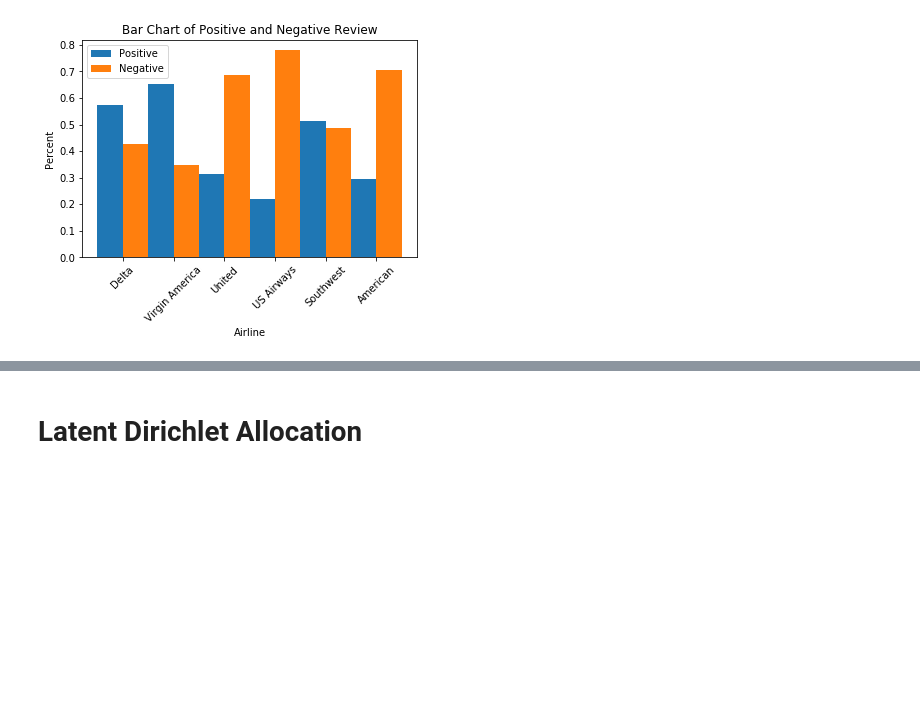
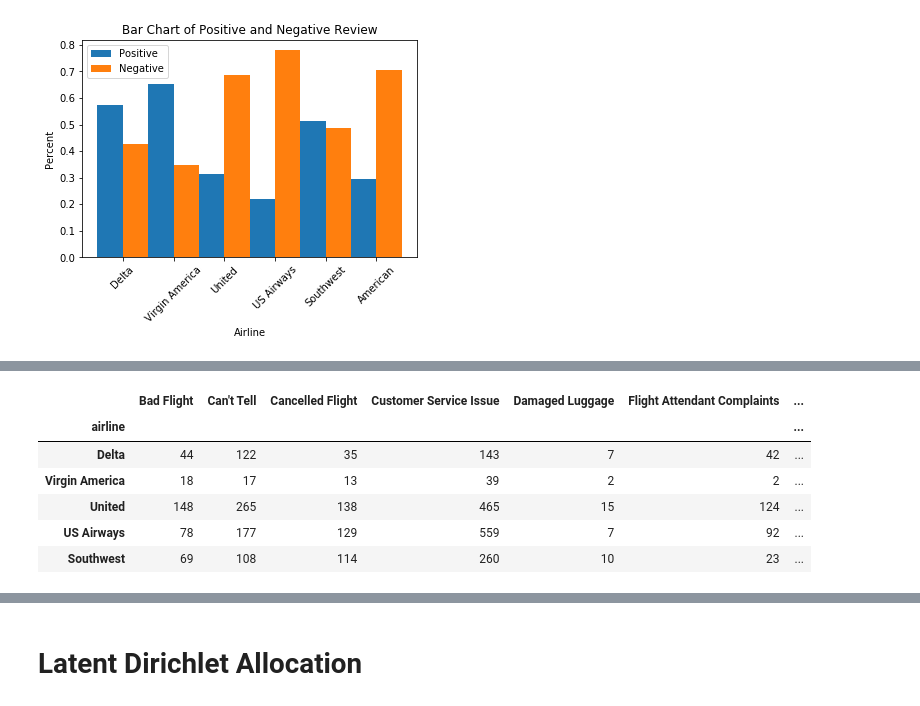
Before and after one commit to mingzhouzhu22/PSTAT135_FinalProject, a Jupyter notebook: DataExploration.ipynb, the cells around one changed output, grey strips where cells are left out. Cells and saved outputs as stored; diff of their text form; code cells hidden in the pictures; blank space fills up the shorter version.

```diff
--- a/DataExploration.ipynb
+++ b/DataExploration.ipynb
@@ -270,0 +280,13 @@ plt.show()
+# %%
+# convert data frame to pandas
+neg_reason_pd = neg_reason.toPandas()
+neg_reason_pd = neg_reason_pd.set_index('airline')
+neg_reason_pd.head()
+# %% [output]
+|  | Bad Flight | Can't Tell | Cancelled Flight | Customer Service Issue | Damaged Luggage | Flight Attendant Complaints | ... |
+| airline |  |  |  |  |  |  | ... |
+| Delta | 44 | 122 | 35 | 143 | 7 | 42 | ... |
+| Virgin America | 18 | 17 | 13 | 39 | 2 | 2 | ... |
+| United | 148 | 265 | 138 | 465 | 15 | 124 | ... |
+| US Airways | 78 | 177 | 129 | 559 | 7 | 92 | ... |
+| Southwest | 69 | 108 | 114 | 260 | 10 | 23 | ... |
```
Also changed, not shown: parts of 16 cells of this notebook, 1 other file.
